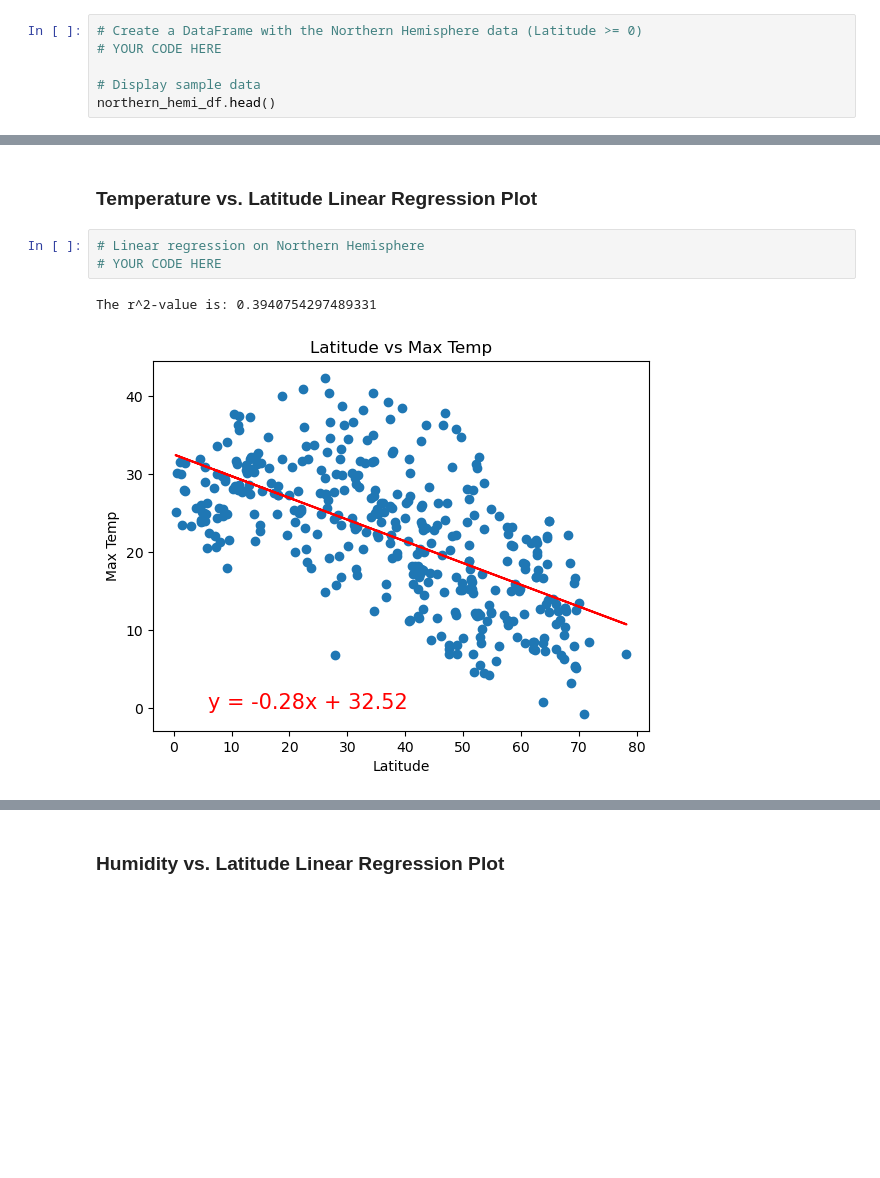
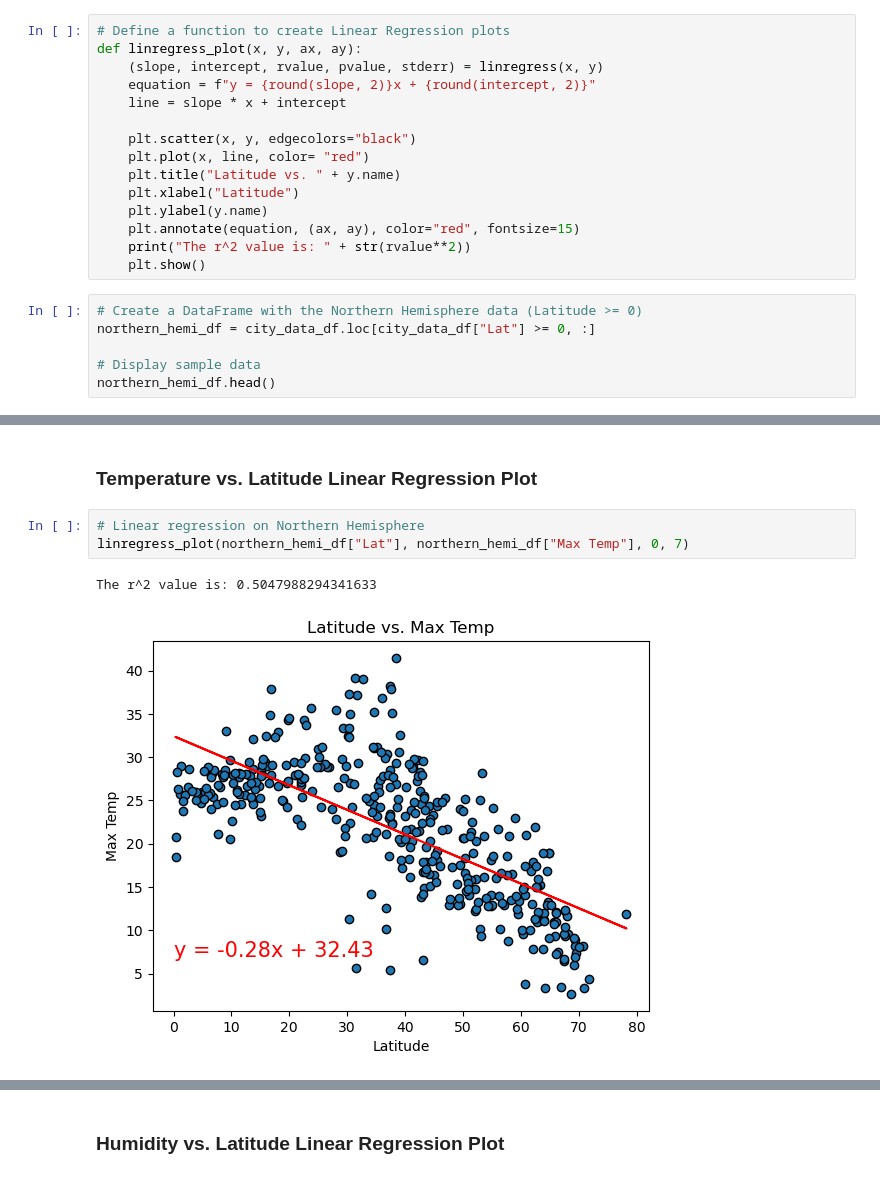
Before and after one commit to nbscarth/python-api-challenge, a Jupyter notebook: Weatherpy/WeatherPy.ipynb, the cells around one changed output, grey strips where cells are left out. Drawn from its saved outputs; the diff is of its cells as text; blank space fills up the shorter version.

```diff
--- a/Weatherpy/WeatherPy.ipynb
+++ b/Weatherpy/WeatherPy.ipynb
@@ -276,6 +278,21 @@ plt.show()
+# %%
+# Define a function to create Linear Regression plots
+def linregress_plot(x, y, ax, ay):
+    (slope, intercept, rvalue, pvalue, stderr) = linregress(x, y)
+    equation = f"y = {round(slope, 2)}x + {round(intercept, 2)}"
+    line = slope * x + intercept
+
+    plt.scatter(x, y, edgecolors="black")
+    plt.plot(x, line, color= "red")
+    plt.title("Latitude vs. " + y.name)
+    plt.xlabel("Latitude")
+    plt.ylabel(y.name)
+    plt.annotate(equation, (ax, ay), color="red", fontsize=15)
+    print("The r^2 value is: " + str(rvalue**2))
+    plt.show()
 # %%
 # Create a DataFrame with the Northern Hemisphere data (Latitude >= 0)
-# YOUR CODE HERE
+northern_hemi_df = city_data_df.loc[city_data_df["Lat"] >= 0, :]
 
 # Display sample data
 northern_hemi_df.head()
@@ -305,9 +322,9 @@ southern_hemi_df.head()
 ###  Temperature vs. Latitude Linear Regression Plot
 # %%
 # Linear regression on Northern Hemisphere
-# YOUR CODE HERE
+linregress_plot(northern_hemi_df["Lat"], northern_hemi_df["Max Temp"], 0, 7)
 # %% [output]
-The r^2-value is: 0.3940754297489331
+The r^2 value is: 0.5047988294341633
-[figure, old version]
+[figure, new version]
 # %%
 # Linear regression on Southern Hemisphere
```
Also changed, not shown: parts of 25 cells of this notebook, 1 other file.
